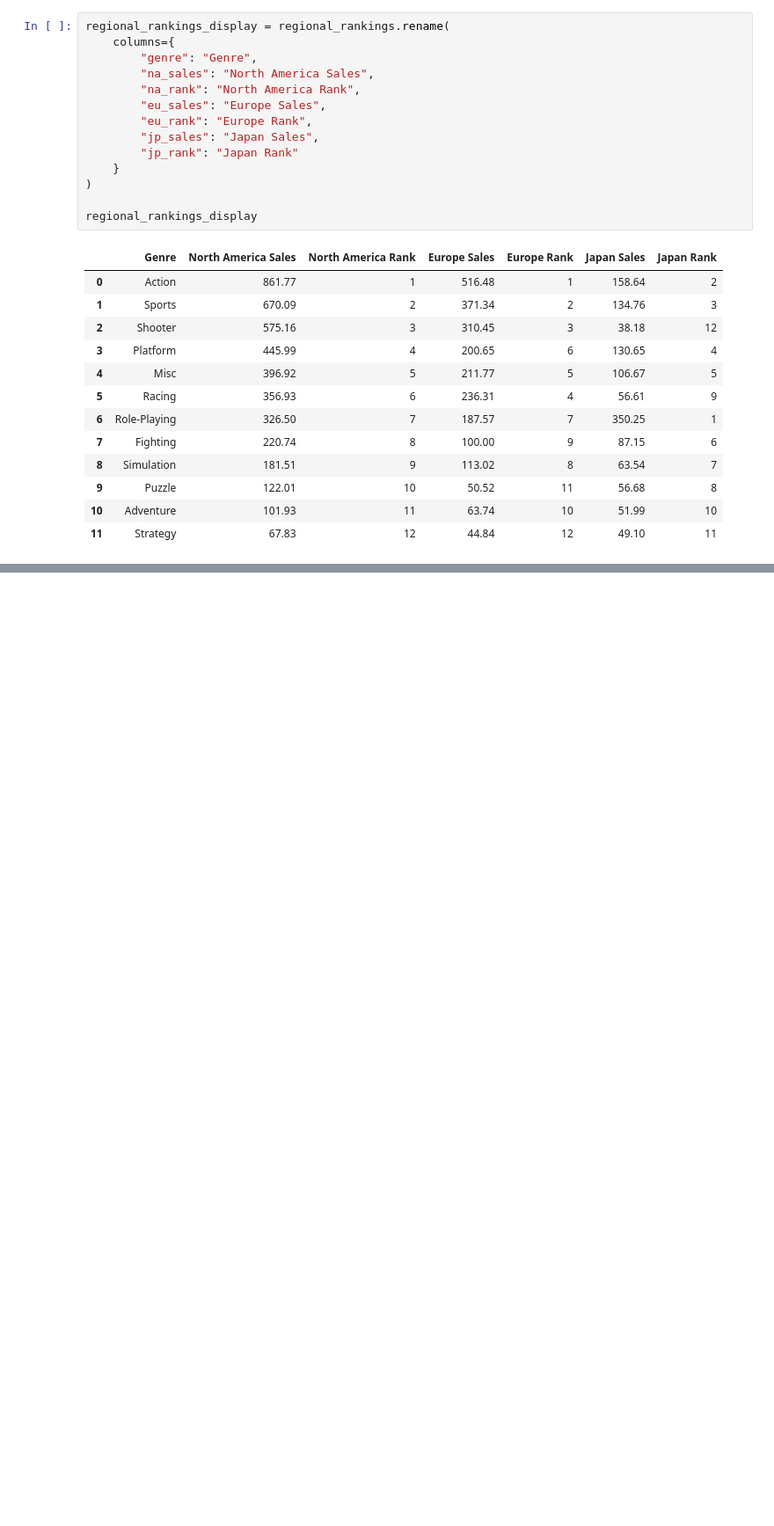
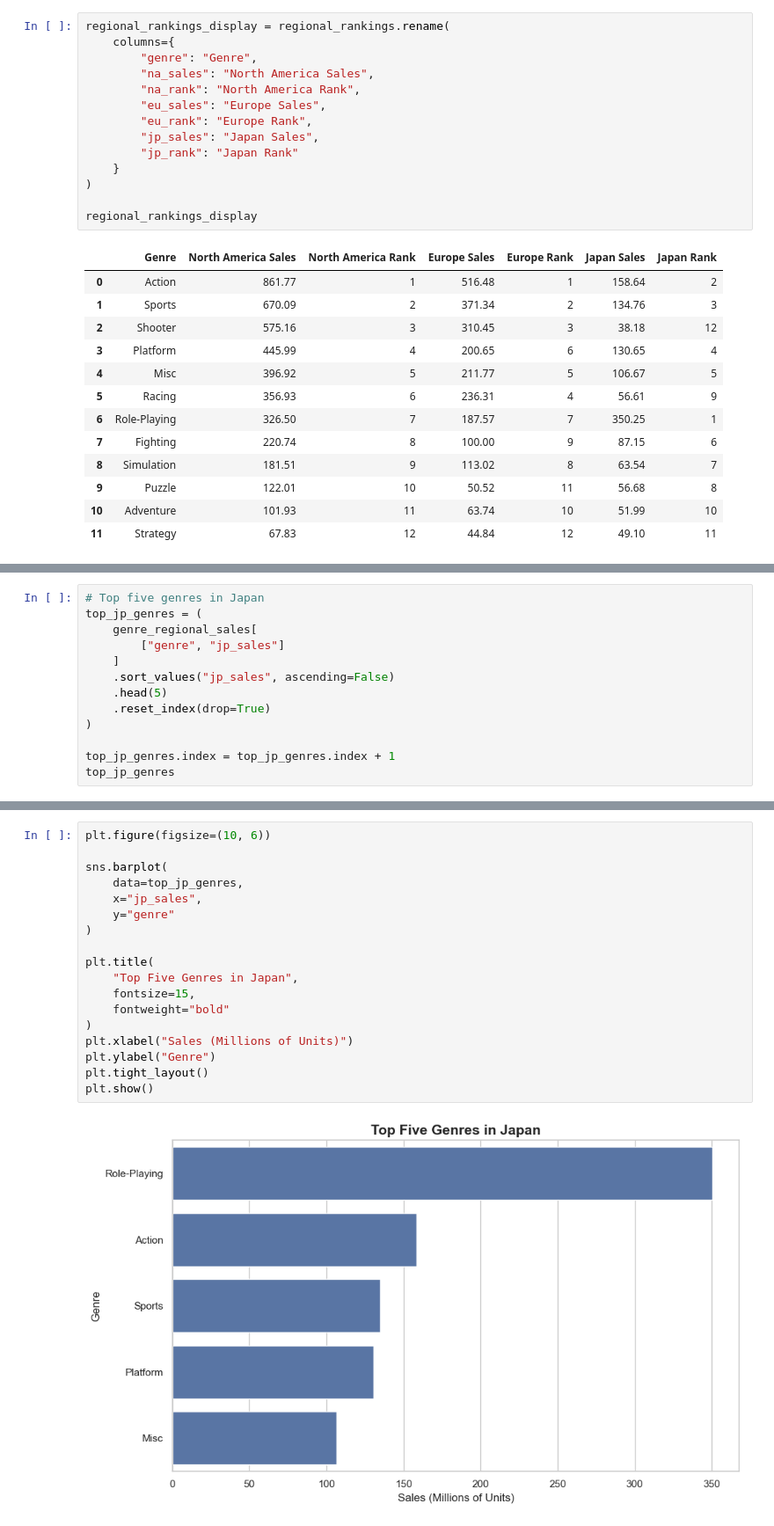
Before and after one commit to tylernsocial/data-analysis-on-the-videogame-industry, a Jupyter notebook: notebooks/research_questions_and_modeling/08_regional_market_preferences.ipynb, the cells around one changed output, grey strips where cells are left out. Shown at 88% size. Cells and saved outputs as stored; diff of their text form; blank space fills up the shorter version.

```diff
--- a/notebooks/research_questions_and_modeling/08_regional_market_preferences.ipynb
+++ b/notebooks/research_questions_and_modeling/08_regional_market_preferences.ipynb
@@ -345,0 +390,13 @@ regional_rankings_display
+# %%
+# Top five genres in Japan
+top_jp_genres = (
+    genre_regional_sales[
+        ["genre", "jp_sales"]
+    ]
+    .sort_values("jp_sales", ascending=False)
+    .head(5)
+    .reset_index(drop=True)
+)
+
+top_jp_genres.index = top_jp_genres.index + 1
+top_jp_genres
@@ -345,0 +454,20 @@ regional_rankings_display
+# %%
+plt.figure(figsize=(10, 6))
+
+sns.barplot(
+    data=top_jp_genres,
+    x="jp_sales",
+    y="genre"
+)
+
+plt.title(
+    "Top Five Genres in Japan",
+    fontsize=15,
+    fontweight="bold"
+)
+plt.xlabel("Sales (Millions of Units)")
+plt.ylabel("Genre")
+plt.tight_layout()
+plt.show()
+# %% [output]
+[figure, added]
```
Also changed, not shown: parts of 50 cells of this notebook.
